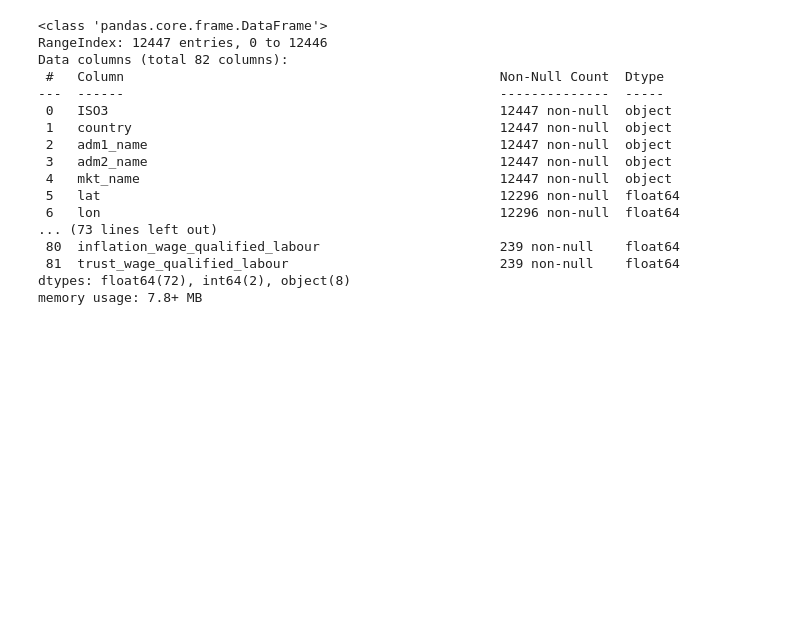
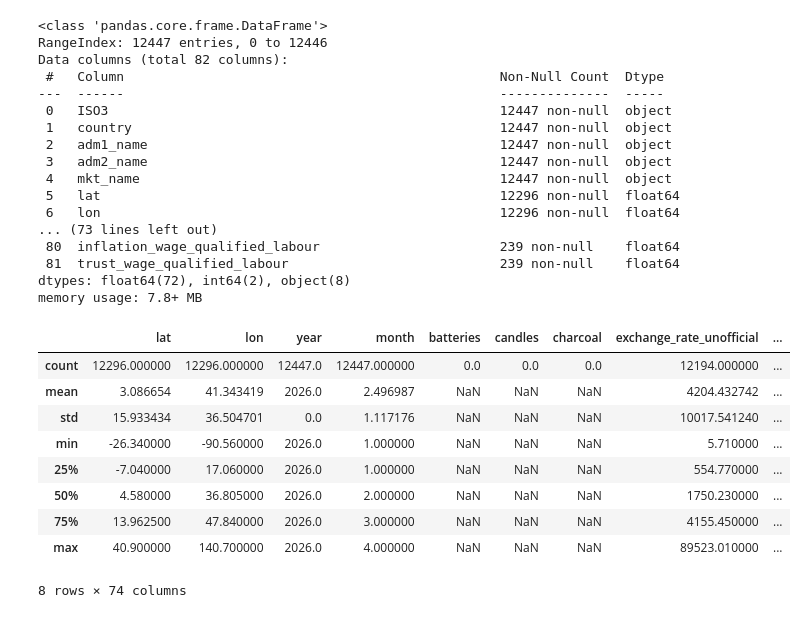
Before and after one commit to jalanganasamarasekara-del/git_iit_dspl_icw_w2120547, a Jupyter notebook: W2120547_preprocessing.ipynb, the cells around one changed output. Saved outputs shown, nothing was run; the diff lists cells and outputs as text; code cells hidden in the pictures; blank space fills up the shorter version.

```diff
--- a/W2120547_preprocessing.ipynb
+++ b/W2120547_preprocessing.ipynb
@@ -42,3 +42,16 @@ Data columns (total 82 columns):
  81  trust_wage_qualified_labour                           239 non-null    float64
 dtypes: float64(72), int64(2), object(8)
 memory usage: 7.8+ MB
+# %%
+df.describe()
+# %% [output]
+|  | lat | lon | year | month | batteries | candles | charcoal | exchange_rate_unofficial | ... |
+| count | 12296.000000 | 12296.000000 | 12447.0 | 12447.000000 | 0.0 | 0.0 | 0.0 | 12194.000000 | ... |
+| mean | 3.086654 | 41.343419 | 2026.0 | 2.496987 | NaN | NaN | NaN | 4204.432742 | ... |
+| std | 15.933434 | 36.504701 | 0.0 | 1.117176 | NaN | NaN | NaN | 10017.541240 | ... |
+| min | -26.340000 | -90.560000 | 2026.0 | 1.000000 | NaN | NaN | NaN | 5.710000 | ... |
+| 25% | -7.040000 | 17.060000 | 2026.0 | 1.000000 | NaN | NaN | NaN | 554.770000 | ... |
+| 50% | 4.580000 | 36.805000 | 2026.0 | 2.000000 | NaN | NaN | NaN | 1750.230000 | ... |
+| 75% | 13.962500 | 47.840000 | 2026.0 | 3.000000 | NaN | NaN | NaN | 4155.450000 | ... |
+| max | 40.900000 | 140.700000 | 2026.0 | 4.000000 | NaN | NaN | NaN | 89523.010000 | ... |
+8 rows × 74 columns
```
